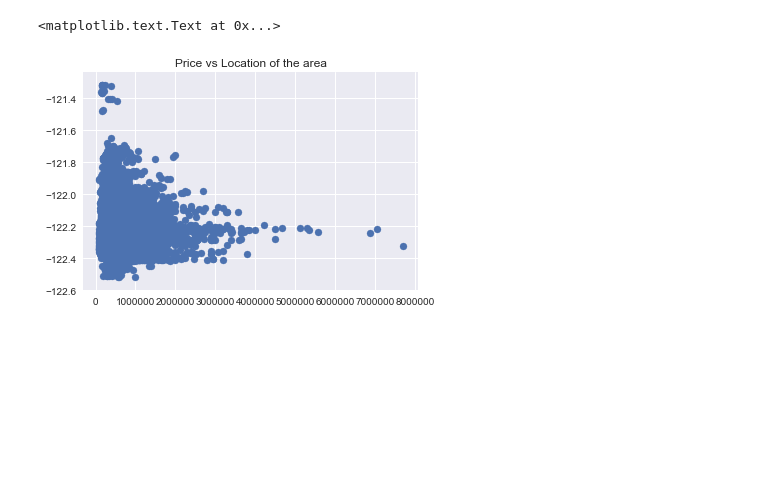
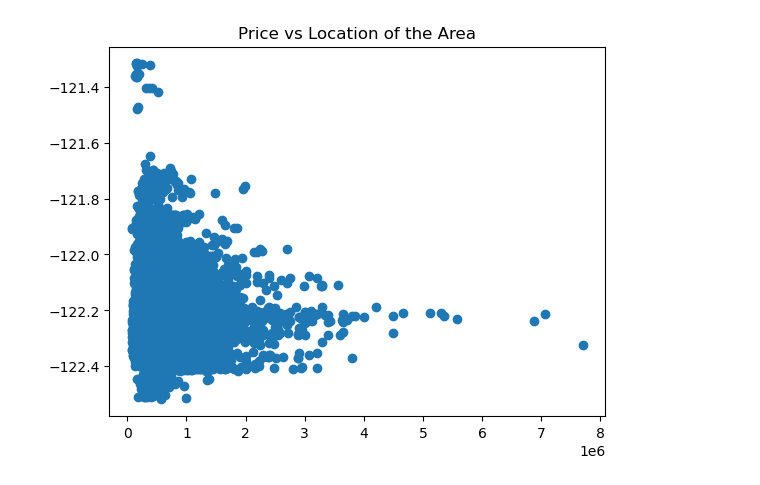
Before and after one commit to Shreyas3108/house-price-prediction, a Jupyter notebook: housesales.ipynb, the cells around one changed output. Saved outputs shown, nothing was run; the diff lists cells and outputs as text; code cells hidden in the pictures; blank space fills up the shorter version.

```diff
--- a/housesales.ipynb
+++ b/housesales.ipynb
@@ -59,7 +89,12 @@ plt.title("Price vs Square Feet")
 # %%
-plt.scatter(data.price,data.long)
-plt.title("Price vs Location of the area")
+# Create a scatter plot of price vs. longitude
+plt.scatter(data.price, data.long)
+
+# Add title to the plot
+plt.title("Price vs Location of the Area")
+
+# Display the plot
+plt.show()
 # %% [output]
-<matplotlib.text.Text at 0x...>
-[figure, old version]
+[figure, new version]
 # %%
```
Also changed, not shown: parts of 51 cells of this notebook.
